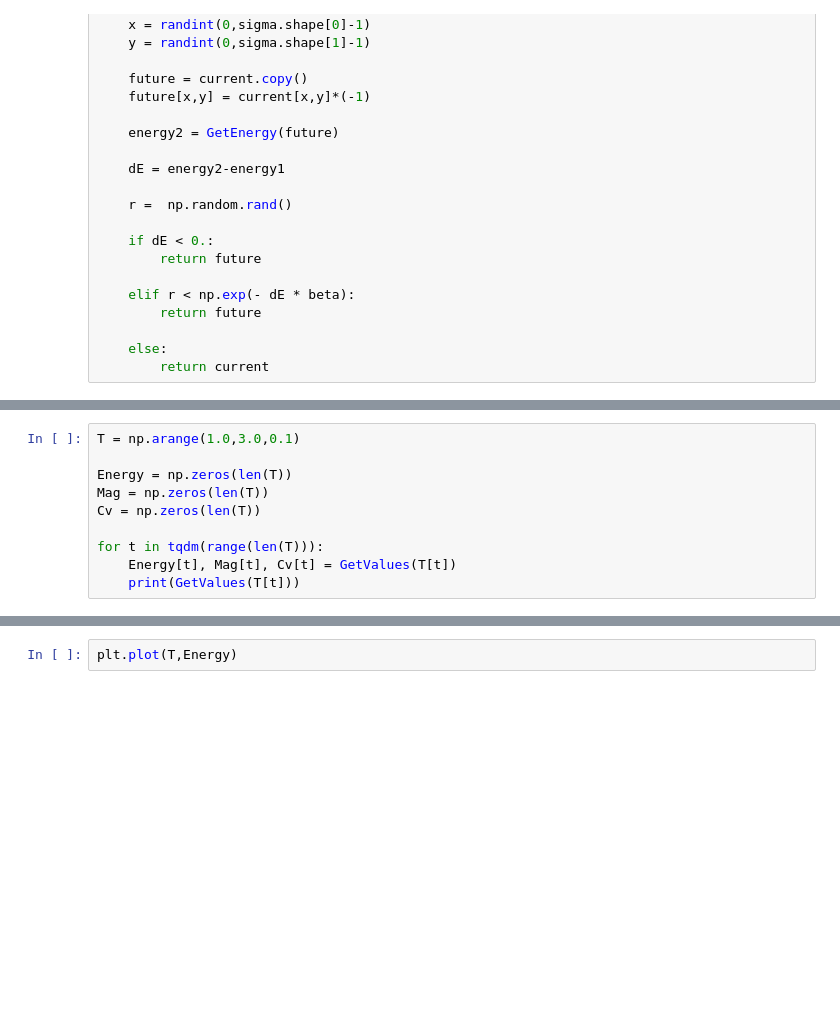
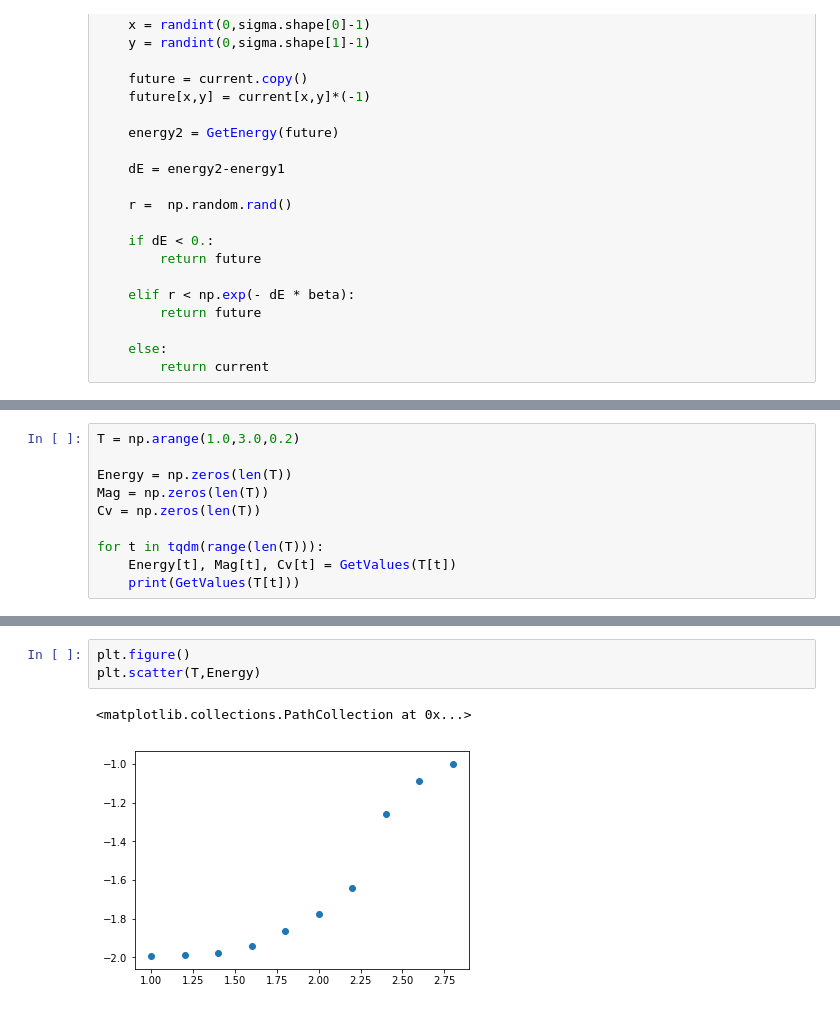
Before and after one commit to asegura4488/Python, a Jupyter notebook: MyIsing.ipynb, the cells around one changed output, grey strips where cells are left out. Cells and saved outputs as stored; diff of their text form; blank space fills up the shorter version.

```diff
--- a/MyIsing.ipynb
+++ b/MyIsing.ipynb
@@ -198,5 +185,5 @@ def GetValues(T, Ntoys = 2000):
 # %%
-T = np.arange(1.0,3.0,0.1)
+T = np.arange(1.0,3.0,0.2)
 
 Energy = np.zeros(len(T))
 Mag = np.zeros(len(T))
@@ -208,3 +206,7 @@ for t in tqdm(range(len(T))):
 # %%
-plt.plot(T,Energy)
+plt.figure()
+plt.scatter(T,Energy)
+# %% [output]
+<matplotlib.collections.PathCollection at 0x...>
+[figure, added]
 # %%
```
Also changed, not shown: parts of 13 cells of this notebook.
